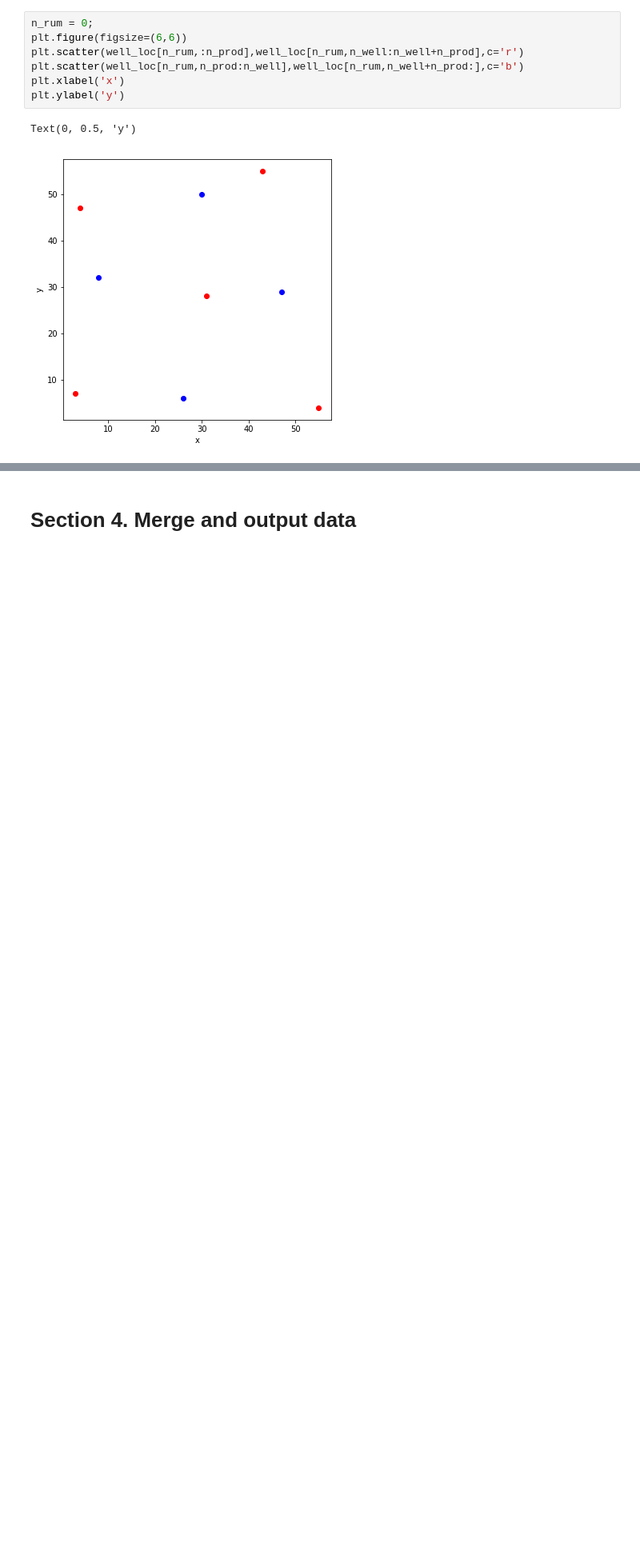
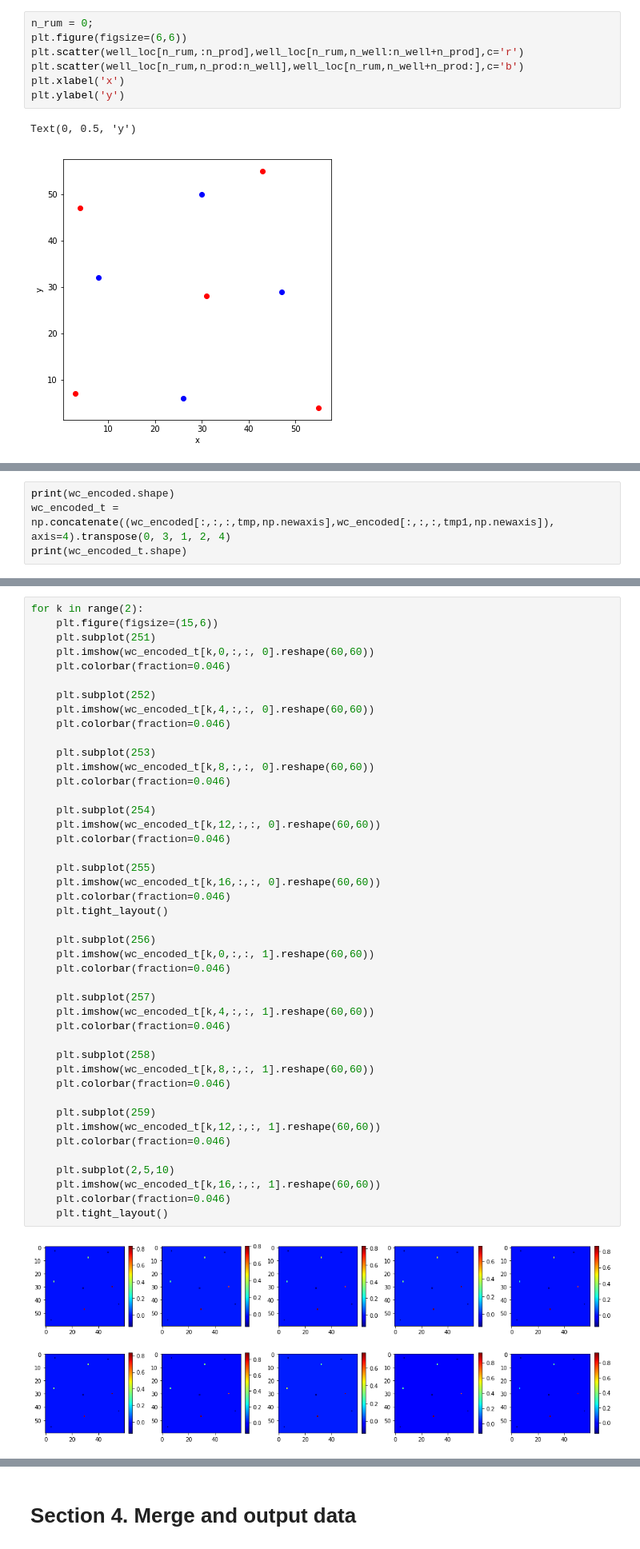
Before and after one commit to lonelysun1990/E2C, a Jupyter notebook: prepare_e2c_training_data_var_wl.ipynb, the cells around one changed output, grey strips where cells are left out. Shown: that part at 80% size. Cells and saved outputs as stored; diff of their text form; blank space fills up the shorter version.

```diff
--- a/prepare_e2c_training_data_var_wl.ipynb
+++ b/prepare_e2c_training_data_var_wl.ipynb
@@ -422,0 +447,4 @@ def well_ctrl_encode(well_ctrl, well_loc, n_res_grid):
+# %%
+print(wc_encoded.shape)
+wc_encoded_t = np.concatenate((wc_encoded[:,:,:,tmp,np.newaxis],wc_encoded[:,:,:,tmp1,np.newaxis]), axis=4).transpose(0, 3, 1, 2, 4)
+print(wc_encoded_t.shape)
@@ -422,0 +465,46 @@ def well_ctrl_encode(well_ctrl, well_loc, n_res_grid):
+# %%
+for k in range(2):
+    plt.figure(figsize=(15,6))
+    plt.subplot(251)
+    plt.imshow(wc_encoded_t[k,0,:,:, 0].reshape(60,60))
+    plt.colorbar(fraction=0.046)
+
+    plt.subplot(252)
+    plt.imshow(wc_encoded_t[k,4,:,:, 0].reshape(60,60))
+    plt.colorbar(fraction=0.046)
+
+    plt.subplot(253)
+    plt.imshow(wc_encoded_t[k,8,:,:, 0].reshape(60,60))
+    plt.colorbar(fraction=0.046)
+
+    plt.subplot(254)
+    plt.imshow(wc_encoded_t[k,12,:,:, 0].reshape(60,60))
+    plt.colorbar(fraction=0.046)
+
+    plt.subplot(255)
+    plt.imshow(wc_encoded_t[k,16,:,:, 0].reshape(60,60))
+    plt.colorbar(fraction=0.046)
+    plt.tight_layout()
+
+    plt.subplot(256)
+    plt.imshow(wc_encoded_t[k,0,:,:, 1].reshape(60,60))
+    plt.colorbar(fraction=0.046)
+
+    plt.subplot(257)
+    plt.imshow(wc_encoded_t[k,4,:,:, 1].reshape(60,60))
+    plt.colorbar(fraction=0.046)
+
+    plt.subplot(258)
+    plt.imshow(wc_encoded_t[k,8,:,:, 1].reshape(60,60))
+    plt.colorbar(fraction=0.046)
+
+    plt.subplot(259)
+    plt.imshow(wc_encoded_t[k,12,:,:, 1].reshape(60,60))
+    plt.colorbar(fraction=0.046)
+
+    plt.subplot(2,5,10)
+    plt.imshow(wc_encoded_t[k,16,:,:, 1].reshape(60,60))
+    plt.colorbar(fraction=0.046)
+    plt.tight_layout()
+# %% [output]
+[figure, added]
```
Also changed, not shown: parts of 31 cells of this notebook, 16 other files.
